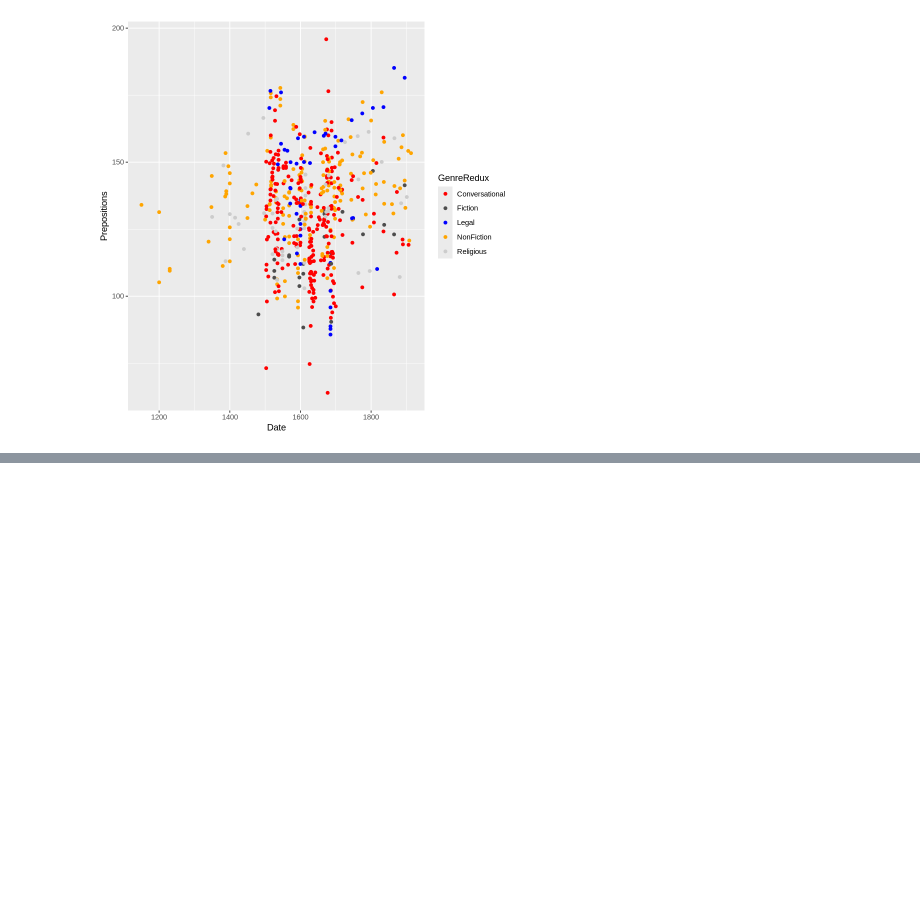
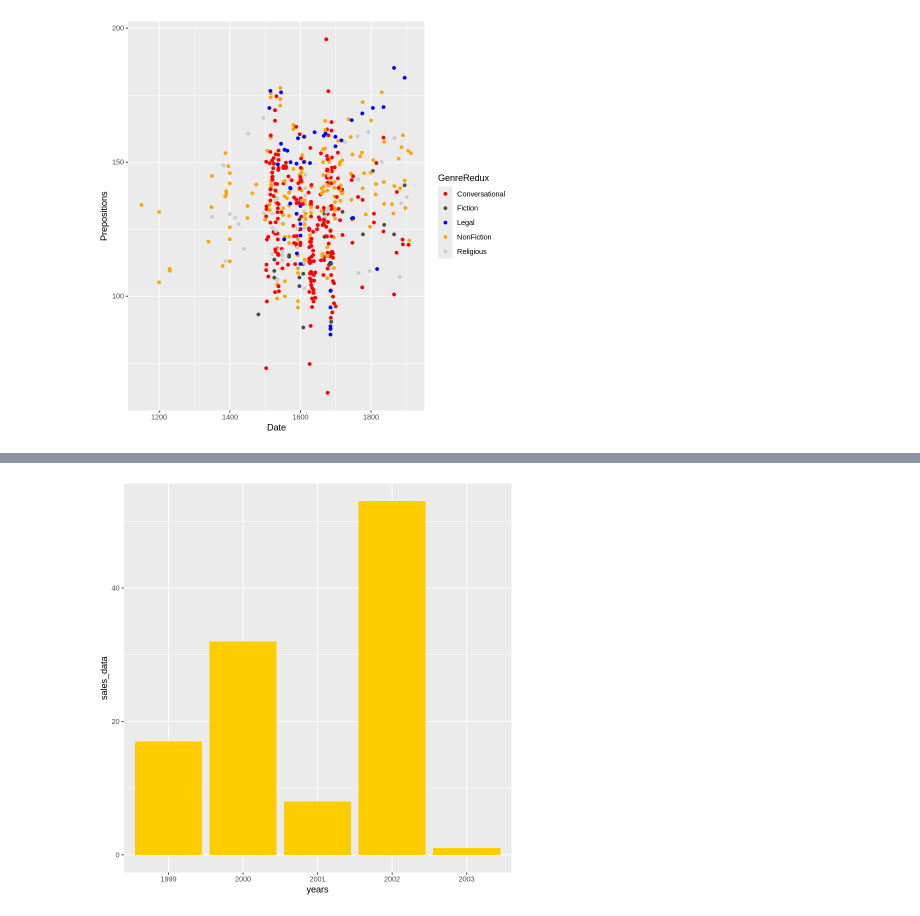
Before and after one commit to arjunsumina/DMS_ANALYTICS, a Jupyter notebook: MS7162E/data_management_visualization.ipynb, the cells around one changed output, grey strips where cells are left out. Drawn from its saved outputs; the diff is of its cells as text; code cells hidden in the pictures; blank space fills up the shorter version.

```diff
--- a/MS7162E/data_management_visualization.ipynb
+++ b/MS7162E/data_management_visualization.ipynb
@@ -254,0 +303,6 @@ ggplot(pdat, aes(x = Date, y = Prepositions, color = GenreRedux)) +
+# %%
+# color using hexcode
+ggplot(sales_data_frame, aes(x = years, y =sales_data, fill = sales_data)) +
+  geom_col(fill="#FFCC00")
+# %% [output]
+[figure, added]
```
Also changed, not shown: parts of 12 cells of this notebook.
